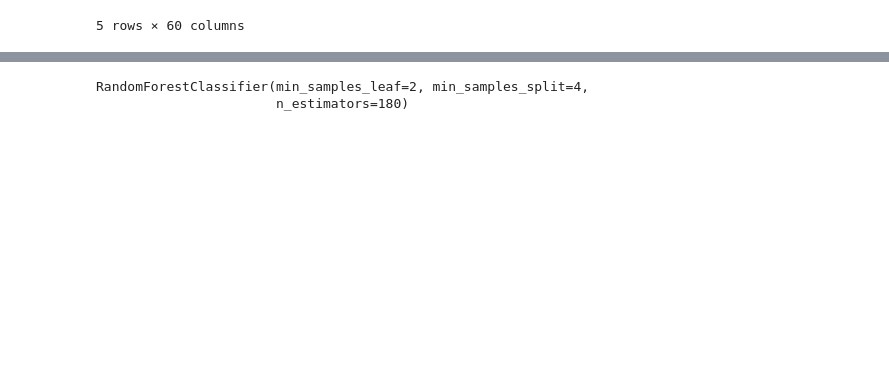
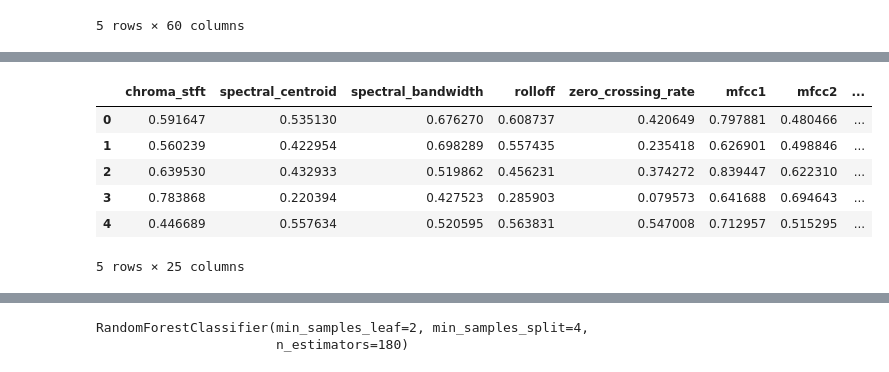
Before and after one commit to rukha1/ECE_196_Music_Classifcation, a Jupyter notebook: ML Project .ipynb, the cells around one changed output, grey strips where cells are left out. Drawn from its saved outputs; the diff is of its cells as text; code cells hidden in the pictures; blank space fills up the shorter version.

```diff
--- a/ML Project .ipynb
+++ b/ML Project .ipynb
@@ -50,3 +61,8 @@ scalar = MinMaxScaler()
 scalar.fit(X_features)                                     #Fit features into scalar
 X_cols = X_features.columns
 X_features[X_cols] = scalar.transform(X_features)                 #Transform features into 0-1
+
+scalar2 = MinMaxScaler()
+scalar2.fit(X_test)
+X_test_cols = X_test.columns
+X_test[X_test_cols] = scalar2.transform(X_test)
@@ -53,3 +79,13 @@ X_features[X_cols] = scalar.transform(X_features)                 #Transform fea
+# %%
+X_test.head()
+# %% [output]
+|  | chroma_stft | spectral_centroid | spectral_bandwidth | rolloff | zero_crossing_rate | mfcc1 | mfcc2 | ... |
+| 0 | 0.591647 | 0.535130 | 0.676270 | 0.608737 | 0.420649 | 0.797881 | 0.480466 | ... |
+| 1 | 0.560239 | 0.422954 | 0.698289 | 0.557435 | 0.235418 | 0.626901 | 0.498846 | ... |
+| 2 | 0.639530 | 0.432933 | 0.519862 | 0.456231 | 0.374272 | 0.839447 | 0.622310 | ... |
+| 3 | 0.783868 | 0.220394 | 0.427523 | 0.285903 | 0.079573 | 0.641688 | 0.694643 | ... |
+| 4 | 0.446689 | 0.557634 | 0.520595 | 0.563831 | 0.547008 | 0.712957 | 0.515295 | ... |
+5 rows × 25 columns
 # %%
 #------------------------------Scatterplot of Data--------------------------------------------------
 #sns.scatterplot(data = df, x ='chroma_stft_var',y='rolloff_mean',hue='label')
```
Also changed, not shown: parts of 15 cells of this notebook, 6 other files.
